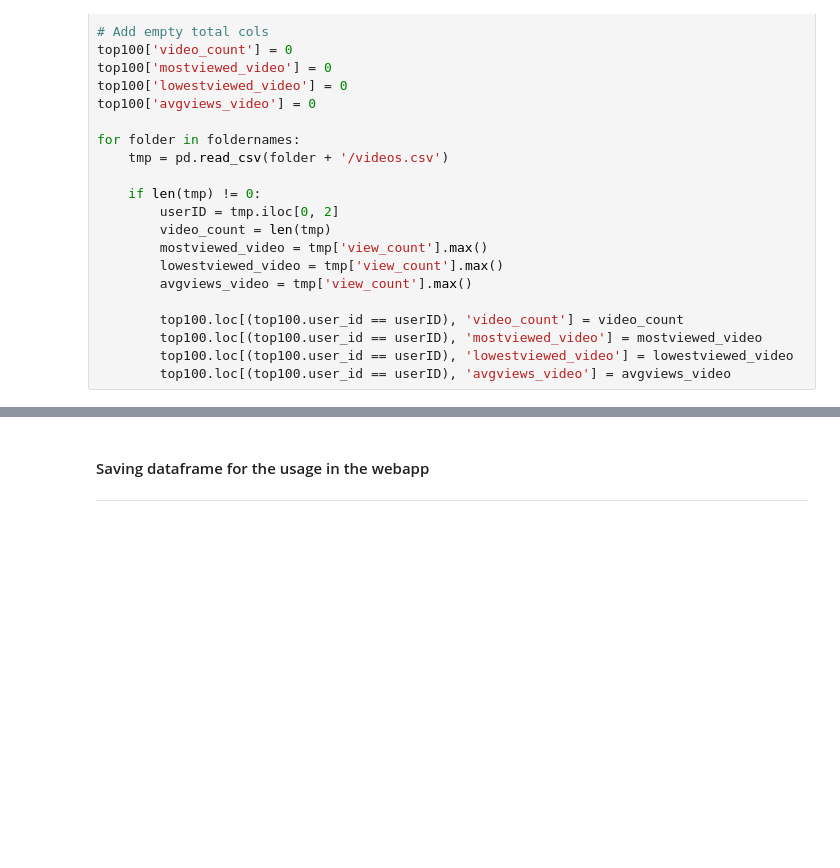
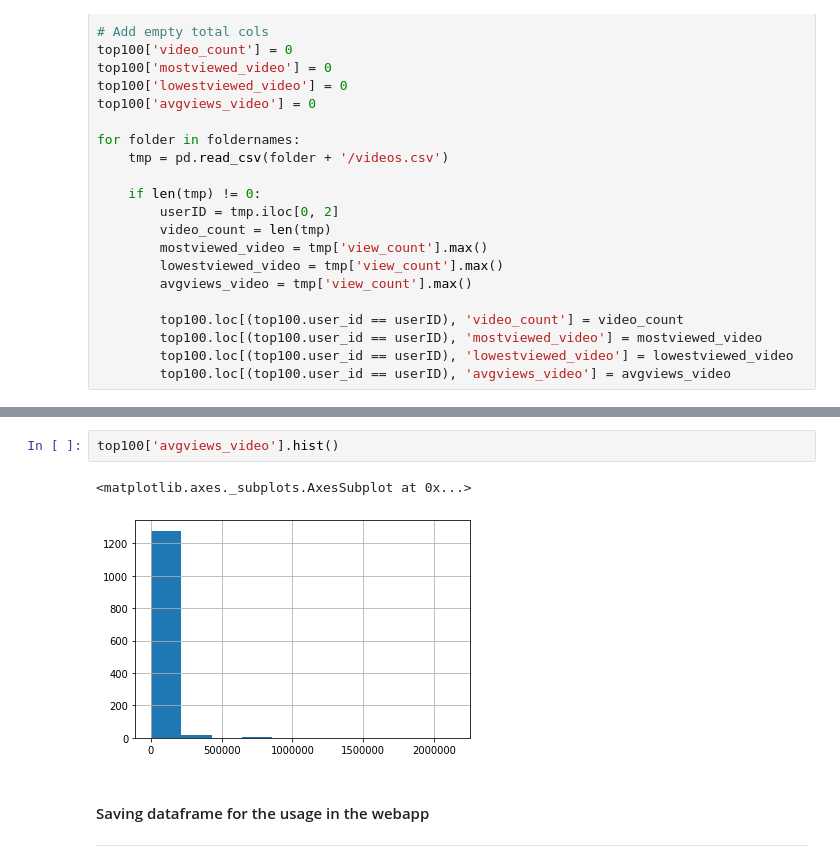
Before and after one commit to JonasGlow/Twitch-Project, a Jupyter notebook: DataPreparation.ipynb, the cells around one changed output, grey strips where cells are left out. Drawn from its saved outputs; the diff is of its cells as text; blank space fills up the shorter version.

```diff
--- a/DataPreparation.ipynb
+++ b/DataPreparation.ipynb
@@ -268,3 +304,8 @@ top100
+# %%
+top100['avgviews_video'].hist()
+# %% [output]
+<matplotlib.axes._subplots.AxesSubplot at 0x...>
+[figure, added]
 # %% [markdown]
 #### Saving dataframe for the usage in the webapp
 ---
```
Also changed, not shown: parts of 18 cells of this notebook, 4 other files.
